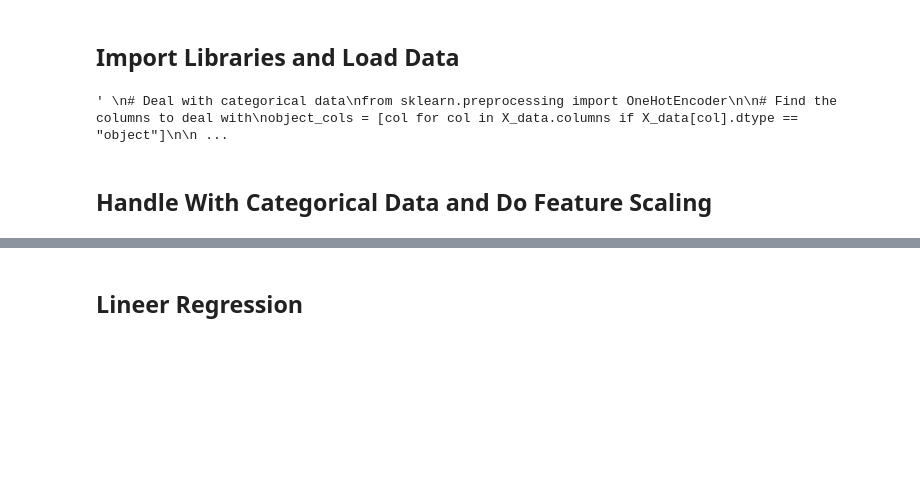
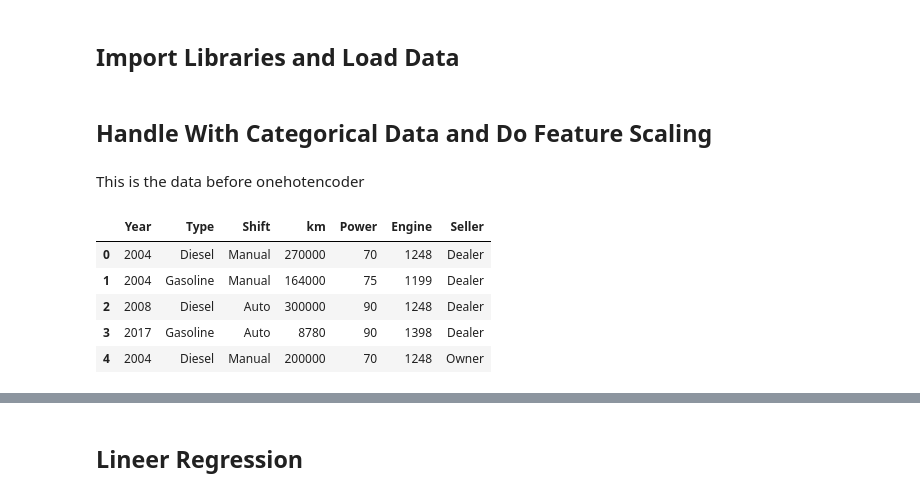
Before and after one commit to talhagedikli/ml-assignment-2, a Jupyter notebook: 19069608.ipynb, the cells around one changed output, grey strips where cells are left out. Drawn from its saved outputs; the diff is of its cells as text; code cells hidden in the pictures; blank space fills up the shorter version.

```diff
--- a/19069608.ipynb
+++ b/19069608.ipynb
@@ -60,31 +5,0 @@ N = 5
-# %%
-'''
-# Deal with categorical data
-from sklearn.preprocessing import OneHotEncoder
-
-# Find the columns to deal with
-object_cols = [col for col in X_data.columns if X_data[col].dtype == "object"]
-
-# Apply one-hot encoder to each column with categorical data
-OH_encoder = OneHotEncoder(handle_unknown='ignore', sparse=False)
-OH_cols_train = pd.DataFrame(OH_encoder.fit_transform(X_train[object_cols]))
-OH_cols_test = pd.DataFrame(OH_encoder.fit_transform(X_test[object_cols]))
-
-# Give them column names (for example "Shift_Auto, Shift_Manual") instead of just integer column names (like "0, 1, 2")
-OH_cols_train.columns = OH_encoder.get_feature_names_out(object_cols)
-OH_cols_test.columns = OH_encoder.get_feature_names_out(object_cols)
-
-# One-hot encoding removed index; put it back
-OH_cols_train.index = X_train.index
-OH_cols_test.index = X_test.index
-
-# Remove categorical columns (will replace with one-hot encoding)
-num_X_train = X_train.drop(object_cols, axis=1)
-num_X_test = X_test.drop(object_cols, axis=1)
-
-# Add one-hot encoded columns to numerical features
-OH_X_train = pd.concat([num_X_train, OH_cols_train], axis=1)
-OH_X_test = pd.concat([num_X_test, OH_cols_test], axis=1)
-'''
-# %% [output]
-' \n# Deal with categorical data\nfrom sklearn.preprocessing import OneHotEncoder\n\n# Find the columns to deal with\nobject_cols = [col for col in X_data.columns if X_data[col].dtype == "object"]\n\n ...
@@ -138,0 +89,11 @@ OH_X_data_scaled = scaler.fit_transform(OH_X_data) # we use X_train to adjust/fi
+# %% [markdown]
+This is the data before onehotencoder
+# %%
+X_data.head()
+# %% [output]
+|  | Year | Type | Shift | km | Power | Engine | Seller |
+| 0 | 2004 | Diesel | Manual | 270000 | 70 | 1248 | Dealer |
+| 1 | 2004 | Gasoline | Manual | 164000 | 75 | 1199 | Dealer |
+| 2 | 2008 | Diesel | Auto | 300000 | 90 | 1248 | Dealer |
+| 3 | 2017 | Gasoline | Auto | 8780 | 90 | 1398 | Dealer |
+| 4 | 2004 | Diesel | Manual | 200000 | 70 | 1248 | Owner |
```
Also changed, not shown: parts of 19 cells of this notebook, 3 other files.
